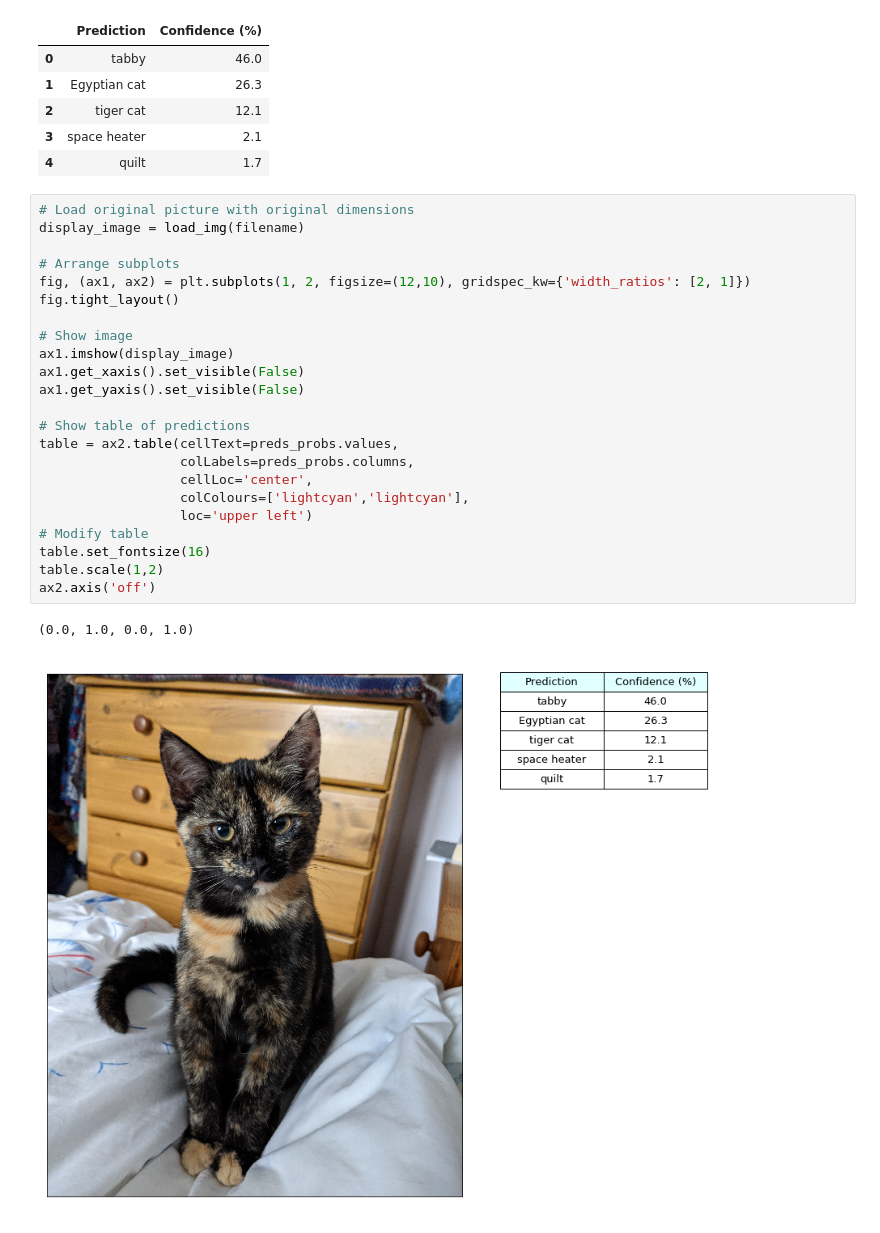
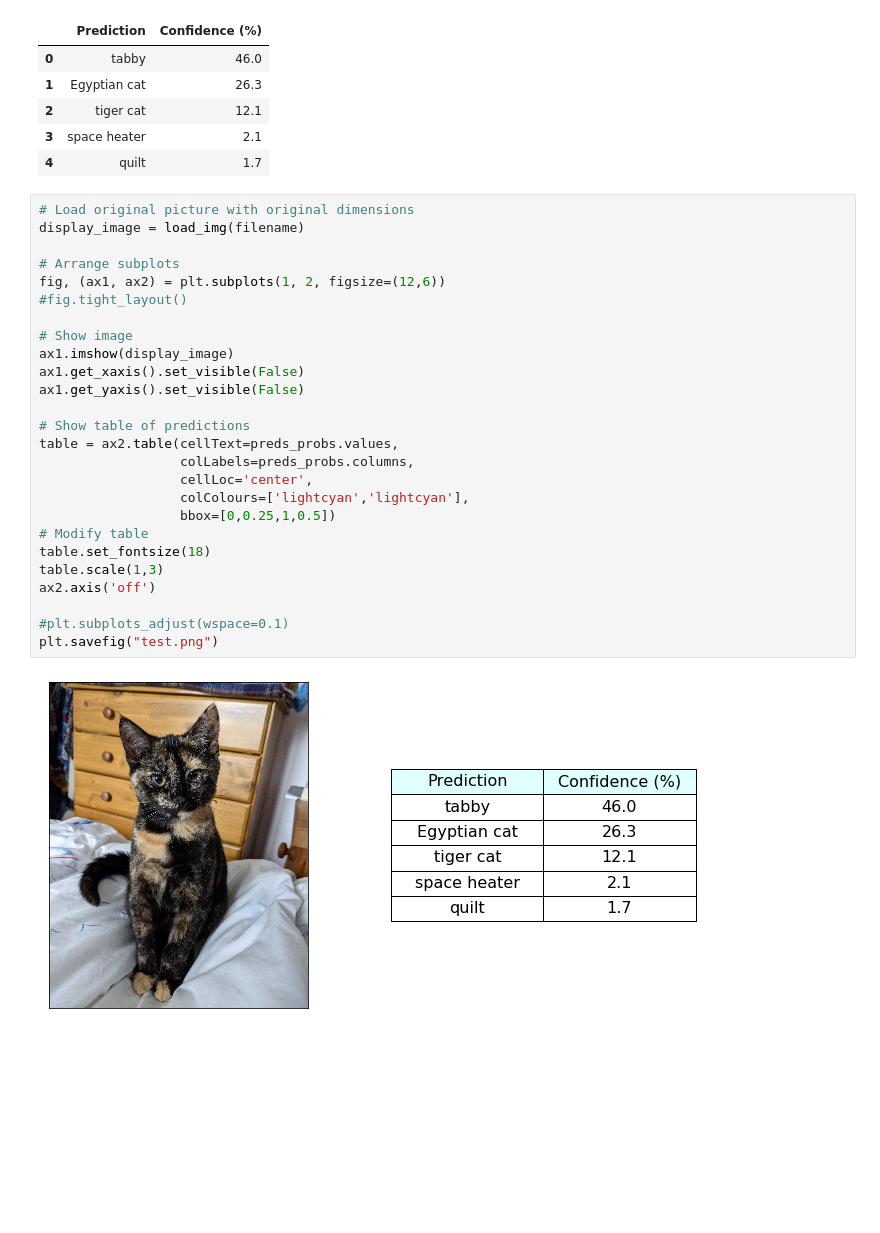
Before and after one commit to CrypticMeg/image_classification, a Jupyter notebook: image_classification.ipynb, the cells around one changed output. Saved outputs shown, nothing was run; the diff lists cells and outputs as text; blank space fills up the shorter version.

Commit message:
PLOT: Tidy up output plot

```diff
--- a/image_classification.ipynb
+++ b/image_classification.ipynb
@@ -157,26 +156,28 @@ preds_probs
 # %%
 # Load original picture with original dimensions
 display_image = load_img(filename)
 
 # Arrange subplots
-fig, (ax1, ax2) = plt.subplots(1, 2, figsize=(12,10), gridspec_kw={'width_ratios': [2, 1]})
-fig.tight_layout()
+fig, (ax1, ax2) = plt.subplots(1, 2, figsize=(12,6))
+#fig.tight_layout()
 
 # Show image
 ax1.imshow(display_image)
 ax1.get_xaxis().set_visible(False)
 ax1.get_yaxis().set_visible(False)
 
 # Show table of predictions
 table = ax2.table(cellText=preds_probs.values,
                   colLabels=preds_probs.columns,
                   cellLoc='center',
                   colColours=['lightcyan','lightcyan'],
-                  loc='upper left')
+                  bbox=[0,0.25,1,0.5])
 # Modify table
-table.set_fontsize(16)
-table.scale(1,2)
+table.set_fontsize(18)
+table.scale(1,3)
 ax2.axis('off')
+
+#plt.subplots_adjust(wspace=0.1)
+plt.savefig("test.png")
 # %% [output]
-(0.0, 1.0, 0.0, 1.0)
-[figure, old version]
+[figure, new version]
```
Also changed, not shown: parts of 4 cells of this notebook.
